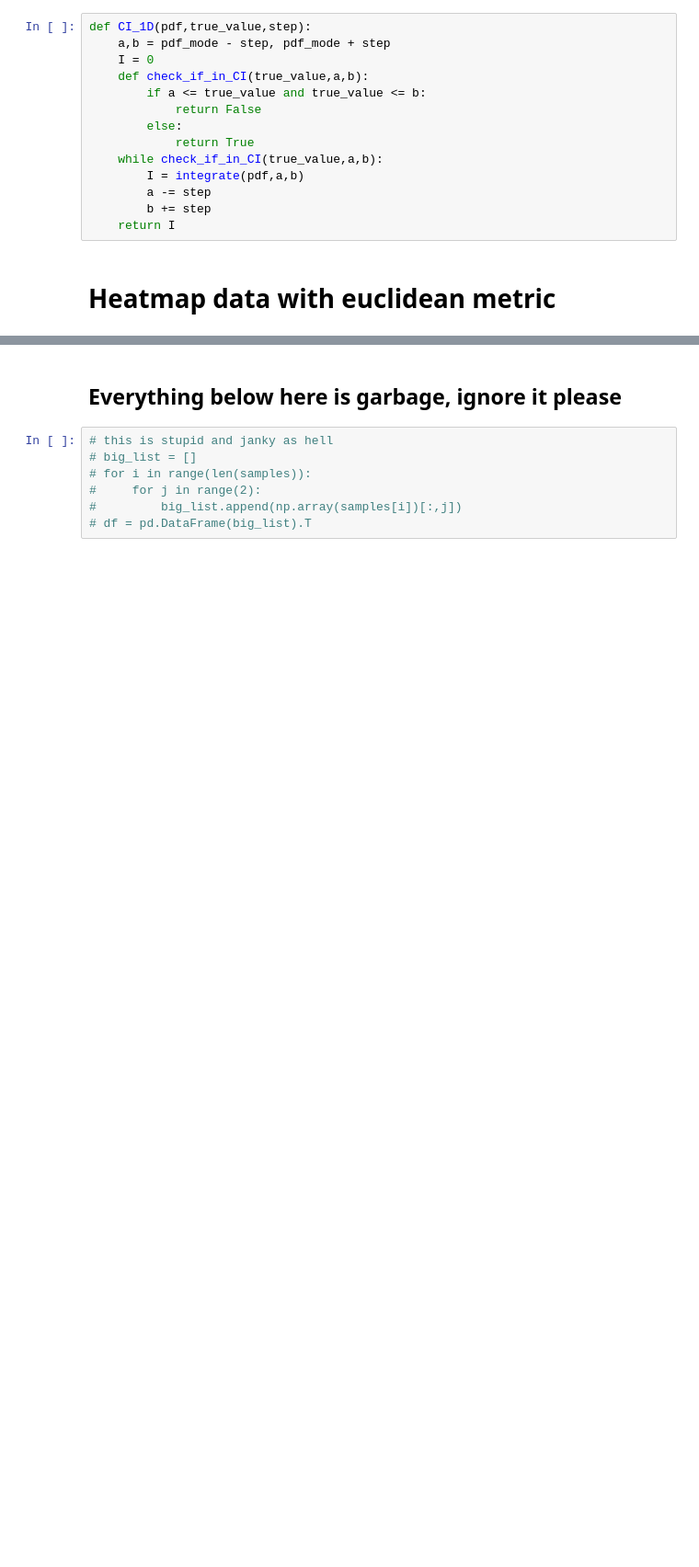
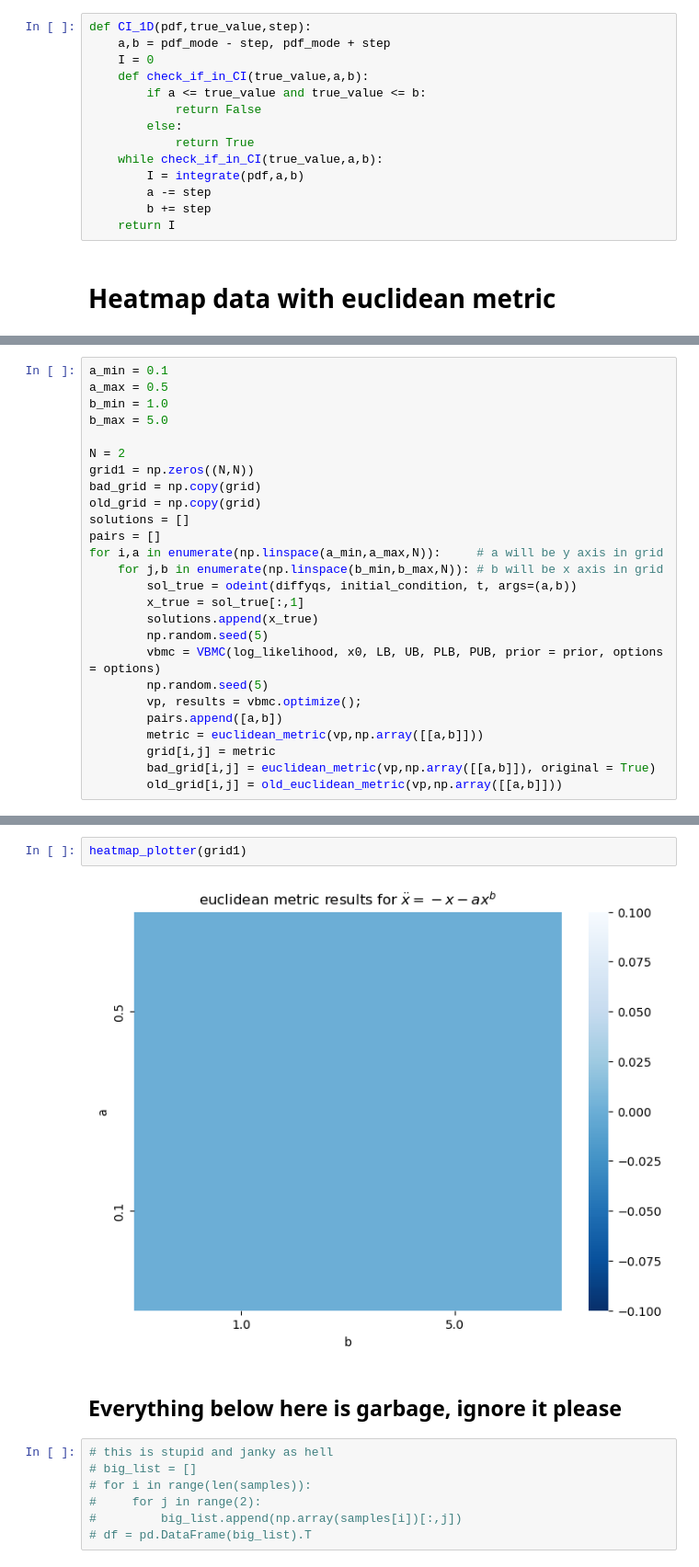
Before and after one commit to valentine-alia/BPE, a Jupyter notebook: metrics.ipynb, the cells around one changed output, grey strips where cells are left out. Shown at 92% size. Saved outputs shown, nothing was run; the diff lists cells and outputs as text; blank space fills up the shorter version.

```diff
--- a/metrics.ipynb
+++ b/metrics.ipynb
@@ -302,0 +333,26 @@ sns.heatmap(grid)
+# %%
+a_min = 0.1
+a_max = 0.5
+b_min = 1.0
+b_max = 5.0
+
+N = 2
+grid1 = np.zeros((N,N))
+bad_grid = np.copy(grid)
+old_grid = np.copy(grid)
+solutions = []
+pairs = []
+for i,a in enumerate(np.linspace(a_min,a_max,N)):     # a will be y axis in grid
+    for j,b in enumerate(np.linspace(b_min,b_max,N)): # b will be x axis in grid
+        sol_true = odeint(diffyqs, initial_condition, t, args=(a,b))
+        x_true = sol_true[:,1]
+        solutions.append(x_true)
+        np.random.seed(5)
+        vbmc = VBMC(log_likelihood, x0, LB, UB, PLB, PUB, prior = prior, options = options)
+        np.random.seed(5)
+        vp, results = vbmc.optimize();
+        pairs.append([a,b])
+        metric = euclidean_metric(vp,np.array([[a,b]]))
+        grid[i,j] = metric
+        bad_grid[i,j] = euclidean_metric(vp,np.array([[a,b]]), original = True)
+        old_grid[i,j] = old_euclidean_metric(vp,np.array([[a,b]]))
@@ -303,3 +368,7 @@ sns.heatmap(grid)
+# %%
+heatmap_plotter(grid1)
+# %% [output]
+[figure, added]
 # %% [markdown]
 ## Everything below here is garbage, ignore it please
 # %%
```
Also changed, not shown: parts of 18 cells of this notebook, 1 other file.
